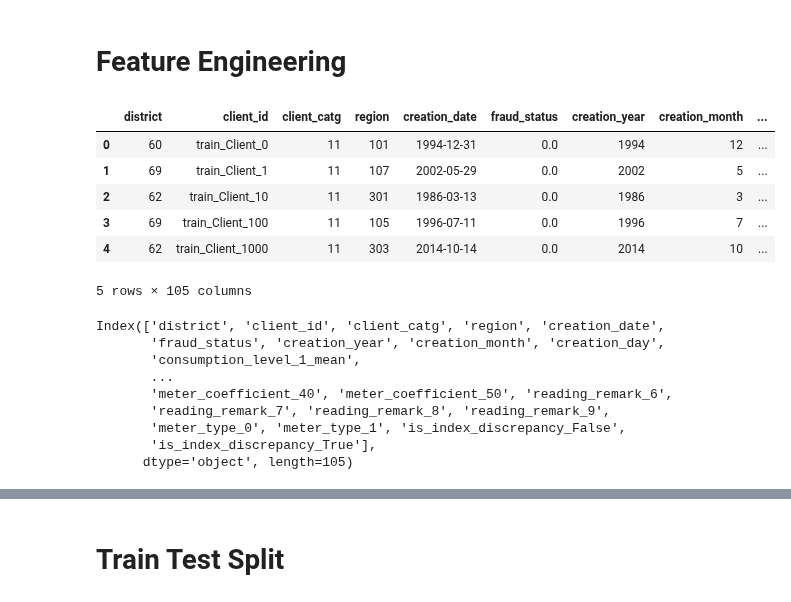
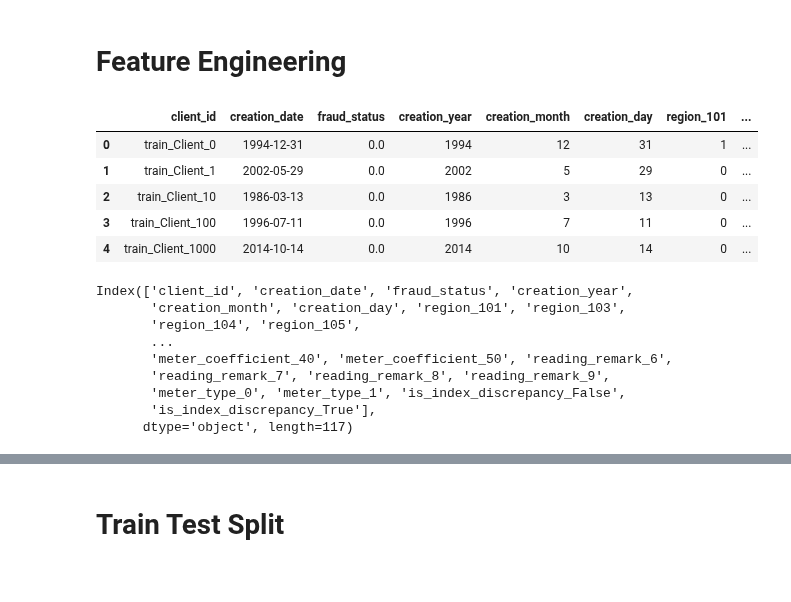
Before and after one commit to bernisschow/CS3244-Fraud-Detection-in-Electricity-and-Gas-Consumption, a Jupyter notebook: resampling.ipynb, the cells around one changed output, grey strips where cells are left out. Drawn from its saved outputs; the diff is of its cells as text; code cells hidden in the pictures.

```diff
--- a/resampling.ipynb
+++ b/resampling.ipynb
@@ -34,10 +34,10 @@ display(invoice_train.head())
 # Feature Engineering
 # %%
 # Function to encode categorical variables and aggregate the values
-def encode_categorical_variables(df):
+def encode_categorical_variables(df, columns):
 
     # Encoding categorical variables
-    df = pd.get_dummies(df, columns=['meter_status', 'meter_coefficient', 'reading_remark', 'meter_type', 'is_index_discrepancy'])
+    df = pd.get_dummies(df, columns=columns)
 
     # Group by client_id and sum the values
     df = df.groupby('client_id').sum().reset_index()
@@ -99,11 +99,6 @@ def transform_datetime(df):
     # Calculate the difference between the invoice dates
     temp_df['time_since_last_invoice'] = temp_df.groupby('client_id')['invoice_date'].diff().dt.days.fillna(0)
 
-    # Add columns of invoice year, month and day
-    temp_df['invoice_year'] = temp_df['invoice_date'].dt.year
-    temp_df['invoice_month'] = temp_df['invoice_date'].dt.month
-    temp_df['invoice_day'] = temp_df['invoice_date'].dt.day
-
     # Create a helper function to get the second smallest time since last invoice as there are 0s
     def second_min(series):
         unique_vals = series.dropna().unique()  # Drop NaNs and get unique values
@@ -115,16 +110,16 @@ def transform_datetime(df):
 
     # Aggregate the invoice dates
     agg_invoice_dates = temp_df.groupby('client_id').agg({
-        'time_since_last_invoice': ['mean', 'std', second_min, 'max', 'median'],
-        'invoice_year': ['mean', 'std', 'min', 'max', 'median'],
-        'invoice_month': ['mean', 'std', 'min', 'max', 'median'],
-        'invoice_day': ['mean', 'std', 'min', 'max', 'median']
+        'time_since_last_invoice': ['mean', 'std', second_min, 'max', 'median']
     })
 
     # Rename the columns
     agg_invoice_dates.columns = ['{}_{}'.format(col, stat) for col, stat in agg_invoice_dates.columns]
     agg_invoice_dates.reset_index(inplace=True)
 
+    # Rename time_since_last_invoice_second_min to time_since_last_invoice_min
+    agg_invoice_dates.rename(columns={'time_since_last_invoice_second_min': 'time_since_last_invoice_min'}, inplace=True)
+
     return agg_invoice_dates
 # %%
 def feature_engineering(client_data, invoice_data):
@@ -140,13 +135,30 @@ def feature_engineering(client_data, invoice_data):
     transformed_client_data['creation_month'] = transformed_client_data['creation_date'].dt.month
     transformed_client_data['creation_day'] = transformed_client_data['creation_date'].dt.day
 
-    categorical_invoices = invoice_data[['client_id', 'meter_status', 'meter_number', 'meter_code', 'reading_remark', 'meter_coefficient', 'meter_type', 'is_index_discrepancy']]
+    # One hot encode categorical variables of transformed_client_data
+    transformed_client_data = pd.get_dummies(transformed_client_data, columns=['region', 'district', 'client_catg'])
 
+    # Identify one-hot encoded columns
+    one_hot_columns = [col for col in transformed_client_data.columns if col.startswith(('region_', 'district_', 'client_catg_'))]
+
+    # Convert these columns to integers
+    transformed_client_data[one_hot_columns] = transformed_client_data[one_hot_columns].astype(int)
+
+    # One hot encode invoice_data
+    categorical_invoices = invoice_data[['client_id', 'meter_status', 'reading_remark', 'meter_coefficient', 'meter_type', 'is_index_discrepancy']]
+    categorical_invoice_data = encode_categorical_variables(categorical_invoices, columns=['meter_status', 'meter_coefficient', 'reading_remark', 'meter_type', 'is_index_discrepancy'])
+
+    # Aggregate remaining categorical variables for invoice_data
+    agg_categorical_invoice = aggregate_categorical_vars(invoice_data)
+
+    # Aggregate numerical variables for invoice_data
     agg_numerical_invoice = aggregate_numerical_vars(invoice_data)
-    agg_categorical_invoice = aggregate_categorical_vars(categorical_invoices)
+
+    # Get the number of invoices per client
     invoice_count = get_invoice_counts(invoice_data)
+
+    # Transform the datetime format for invoice_data
     agg_invoice_dates = transform_datetime(invoice_data)
-    categorical_invoice_data = encode_categorical_variables(categorical_invoices)
 
     # Merge the datasets
     final_data = transformed_client_data.merge(agg_numerical_invoice, on='client_id', how='left')
@@ -160,25 +172,26 @@ def feature_engineering(client_data, invoice_data):
 
     return final_data
 # %%
+pd.set_option('display.max_columns', None)
+
 final_dataset = feature_engineering(client_train, invoice_train)
 
 display(final_dataset.head())
 
 print(final_dataset.columns)
 # %% [output]
-|  | district | client_id | client_catg | region | creation_date | fraud_status | creation_year | creation_month | ... |
-| 0 | 60 | train_Client_0 | 11 | 101 | 1994-12-31 | 0.0 | 1994 | 12 | ... |
-| 1 | 69 | train_Client_1 | 11 | 107 | 2002-05-29 | 0.0 | 2002 | 5 | ... |
-| 2 | 62 | train_Client_10 | 11 | 301 | 1986-03-13 | 0.0 | 1986 | 3 | ... |
-| 3 | 69 | train_Client_100 | 11 | 105 | 1996-07-11 | 0.0 | 1996 | 7 | ... |
-| 4 | 62 | train_Client_1000 | 11 | 303 | 2014-10-14 | 0.0 | 2014 | 10 | ... |
+|  | client_id | creation_date | fraud_status | creation_year | creation_month | creation_day | region_101 | ... |
+| 0 | train_Client_0 | 1994-12-31 | 0.0 | 1994 | 12 | 31 | 1 | ... |
+| 1 | train_Client_1 | 2002-05-29 | 0.0 | 2002 | 5 | 29 | 0 | ... |
+| 2 | train_Client_10 | 1986-03-13 | 0.0 | 1986 | 3 | 13 | 0 | ... |
+| 3 | train_Client_100 | 1996-07-11 | 0.0 | 1996 | 7 | 11 | 0 | ... |
+| 4 | train_Client_1000 | 2014-10-14 | 0.0 | 2014 | 10 | 14 | 0 | ... |
-5 rows × 105 columns
+Index(['client_id', 'creation_date', 'fraud_status', 'creation_year',
+       'creation_month', 'creation_day', 'region_101', 'region_103',
+       'region_104', 'region_105',
+       ...
+       'meter_coefficient_40', 'meter_coefficient_50', 'reading_remark_6',
+       'reading_remark_7', 'reading_remark_8', 'reading_remark_9',
+       'meter_type_0', 'meter_type_1', 'is_index_discrepancy_False',
+       'is_index_discrepancy_True'],
+      dtype='object', length=117)
-Index(['district', 'client_id', 'client_catg', 'region', 'creation_date',
-       'fraud_status', 'creation_year', 'creation_month', 'creation_day',
-       'consumption_level_1_mean',
-       ...
-       'meter_coefficient_40', 'meter_coefficient_50', 'reading_remark_6',
-       'reading_remark_7', 'reading_remark_8', 'reading_remark_9',
-       'meter_type_0', 'meter_type_1', 'is_index_discrepancy_False',
-       'is_index_discrepancy_True'],
-      dtype='object', length=105)
```
Also changed, not shown: parts of 2 cells of this notebook.
